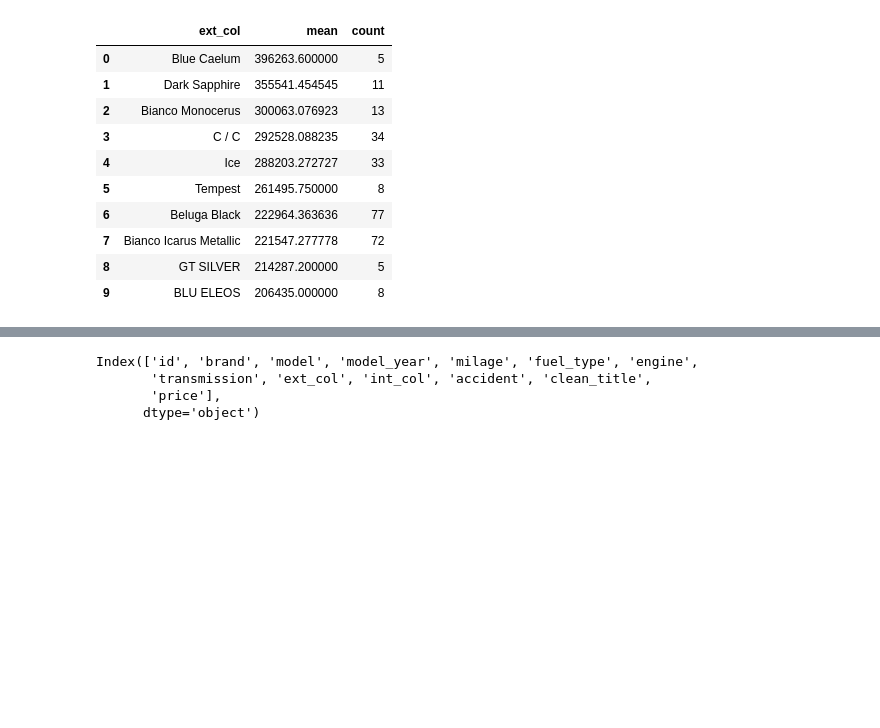
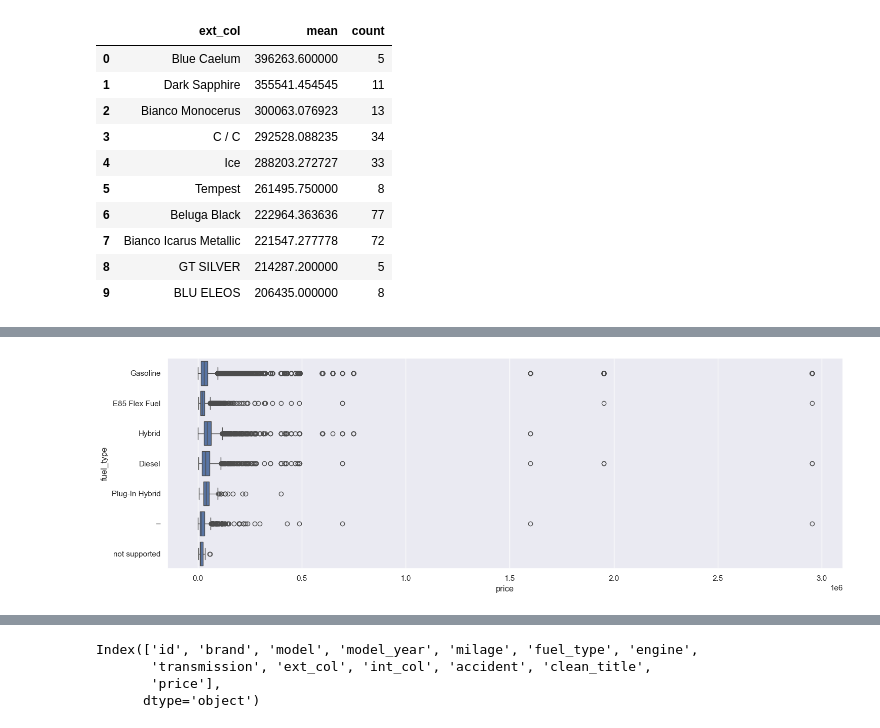
Before and after one commit to jeffc1994/DataScience, a Jupyter notebook: Used Car Sales Regression/Used Car Sales Regression.ipynb, the cells around one changed output, grey strips where cells are left out. Drawn from its saved outputs; the diff is of its cells as text; code cells hidden in the pictures; blank space fills up the shorter version.

```diff
--- a/Used Car Sales Regression/Used Car Sales Regression.ipynb
+++ b/Used Car Sales Regression/Used Car Sales Regression.ipynb
@@ -390,0 +404,7 @@ display(df.groupby('ext_col')['price'].agg(['mean','count']).sort_values(by='mea
+# %%
+fig = plt.figure(figsize=(15,5))
+sns.boxplot(data=df,x='price',y='fuel_type')
+plt.tight_layout()
+plt.show()
+# %% [output]
+[figure, added]
```
Also changed, not shown: parts of 7 cells of this notebook.
